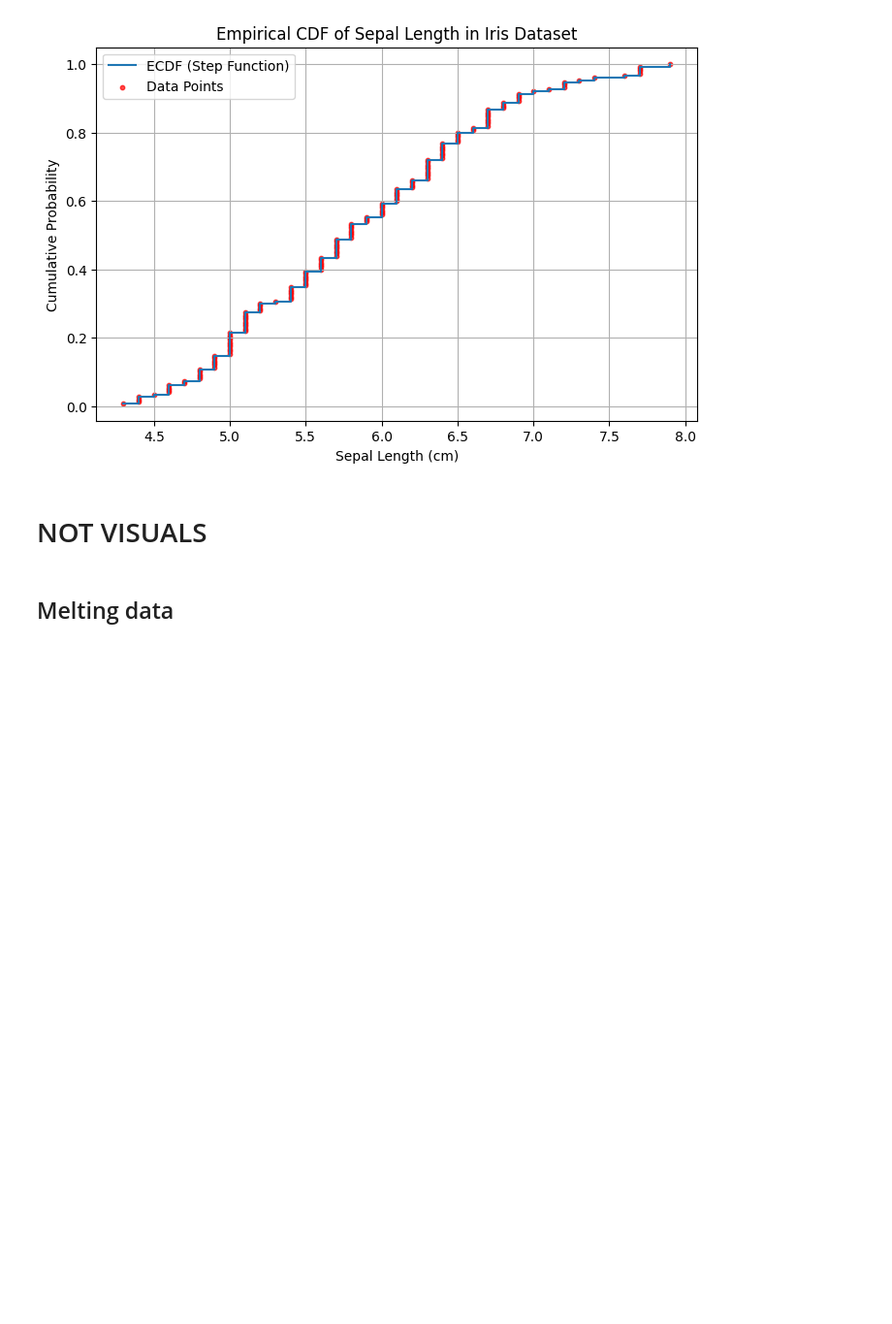
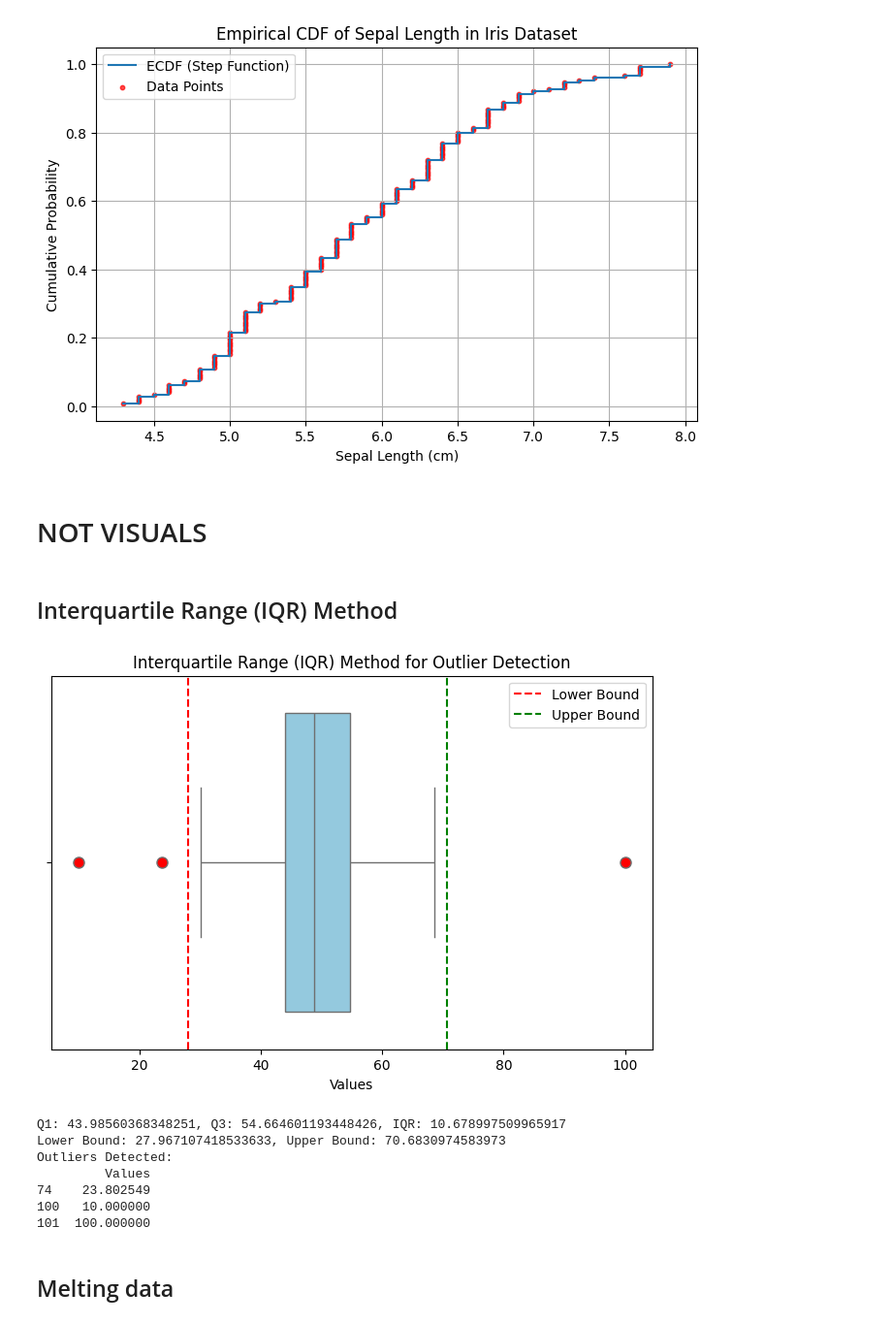
Before and after one commit to Myokom/dmv-exam-cbs, a Jupyter notebook: exam_prep.ipynb, the cells around one changed output. Shown at 97% size. Drawn from its saved outputs; the diff is of its cells as text; code cells hidden in the pictures; blank space fills up the shorter version.

```diff
--- a/exam_prep.ipynb
+++ b/exam_prep.ipynb
@@ -356,6 +393,57 @@ plt.show()
 [figure]
 # %% [markdown]
 # NOT VISUALS
+# %% [markdown]
+## Interquartile Range (IQR) Method
+# %%
+import numpy as np
+import matplotlib.pyplot as plt
+import seaborn as sns
+import pandas as pd
+
+# Generate sample data with outliers
+np.random.seed(42)
+data = np.random.normal(50, 10, 100).tolist()  # Normal distribution (mean=50, std=10)
+data.extend([10, 100])  # Add outliers
+
+# Convert to DataFrame
+df = pd.DataFrame(data, columns=["Values"])
+
+# Calculate Q1, Q3, and IQR
+Q1 = np.percentile(df["Values"], 25)
+Q3 = np.percentile(df["Values"], 75)
+IQR = Q3 - Q1
+
+# Compute lower and upper bounds
+lower_bound = Q1 - 1.5 * IQR
+upper_bound = Q3 + 1.5 * IQR
+
+# Identify outliers
+outliers = df[(df["Values"] < lower_bound) | (df["Values"] > upper_bound)]
+
+# Plot Boxplot to visualize outliers
+plt.figure(figsize=(8, 5))
+sns.boxplot(x=df["Values"], color="skyblue", flierprops={'marker': 'o', 'markerfacecolor': 'red', 'markersize': 8})
+plt.axvline(lower_bound, color='red', linestyle='dashed', label="Lower Bound")
+plt.axvline(upper_bound, color='green', linestyle='dashed', label="Upper Bound")
+plt.legend()
+plt.title("Interquartile Range (IQR) Method for Outlier Detection")
+plt.xlabel("Values")
+plt.show()
+
+# Print results
+print(f"Q1: {Q1}, Q3: {Q3}, IQR: {IQR}")
+print(f"Lower Bound: {lower_bound}, Upper Bound: {upper_bound}")
+print(f"Outliers Detected: \n{outliers}")
+# %% [output]
+[figure, added]
+Q1: 43.98560368348251, Q3: 54.664601193448426, IQR: 10.678997509965917
+Lower Bound: 27.967107418533633, Upper Bound: 70.6830974583973
+Outliers Detected:
+         Values
+74    23.802549
+100   10.000000
+101  100.000000
 # %% [markdown]
 ## Melting data
 # %%
```
Also changed, not shown: parts of 14 cells of this notebook.
